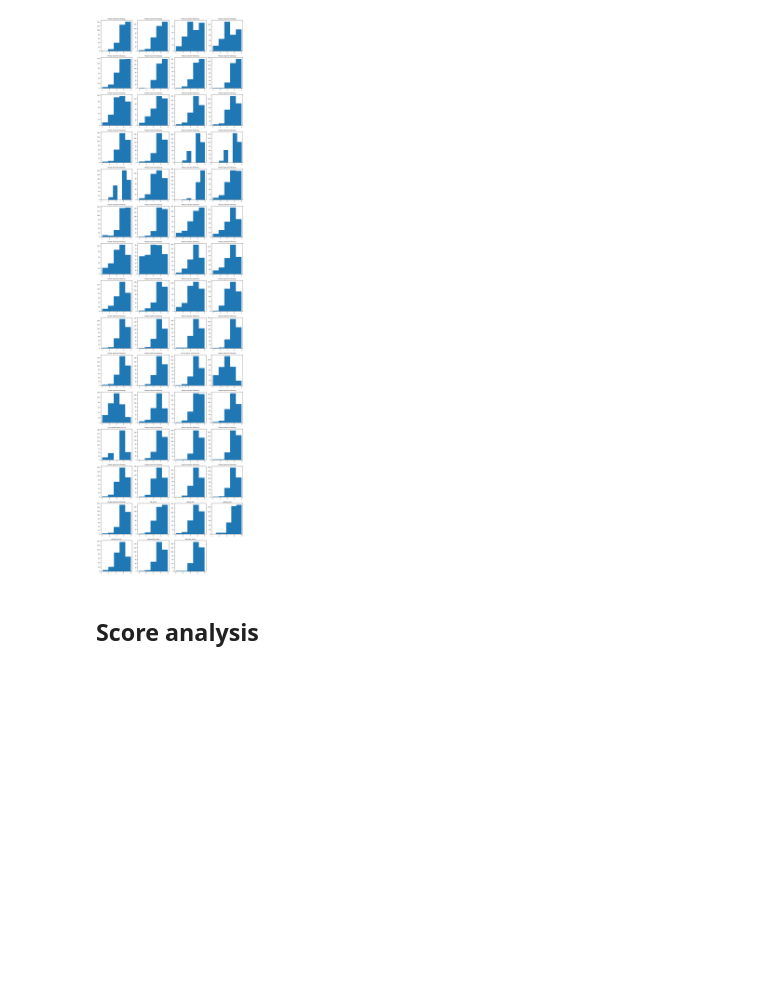
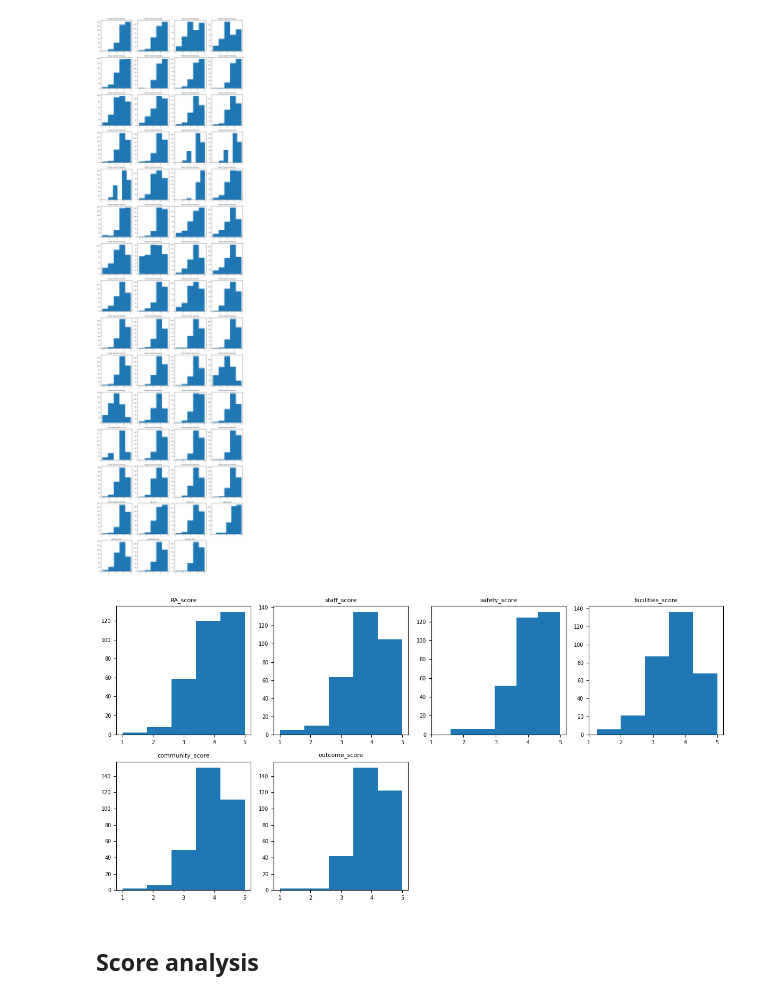
Before and after one commit to bdupey-gv/res_life_survey_analysis, a Jupyter notebook: code/preliminary_analysis.ipynb, the cells around one changed output. Drawn from its saved outputs; the diff is of its cells as text; code cells hidden in the pictures; blank space fills up the shorter version.

```diff
--- a/code/preliminary_analysis.ipynb
+++ b/code/preliminary_analysis.ipynb
@@ -233,3 +233,35 @@ plt.show()
 # Lotta left skewed distributions here. Meaning we didn't hear as much from people who had negative experiences.
 # This is pretty common in survey data, but it does mean we need to be careful about how we interpret the results.
 # We can also look at the distribution of our engineered features to see if they are more normally distributed.
+# %%
+import math
+import matplotlib.pyplot as plt
+
+# numeric columns containing "score"
+cols = [
+    c for c in df.select_dtypes(include='number').columns
+    if 'score' in c.lower()
+]
+
+n = len(cols)
+ncols = 4
+nrows = math.ceil(n / ncols)
+
+fig, axes = plt.subplots(nrows, ncols, figsize=(12, 3*nrows))
+axes = axes.flatten()
+
+for i, col in enumerate(cols):
+    ax = axes[i]
+    ax.hist(df[col].dropna(), bins=5)
+    ax.set_title(col[:25], fontsize=8)
+    ax.set_xticks([1, 2, 3, 4, 5])
+    ax.tick_params(labelsize=7)
+
+# remove unused panels
+for j in range(i + 1, len(axes)):
+    fig.delaxes(axes[j])
+
+plt.tight_layout()
+plt.show()
+# %% [output]
+[figure, added]
```
Also changed, not shown: parts of 3 cells of this notebook.
